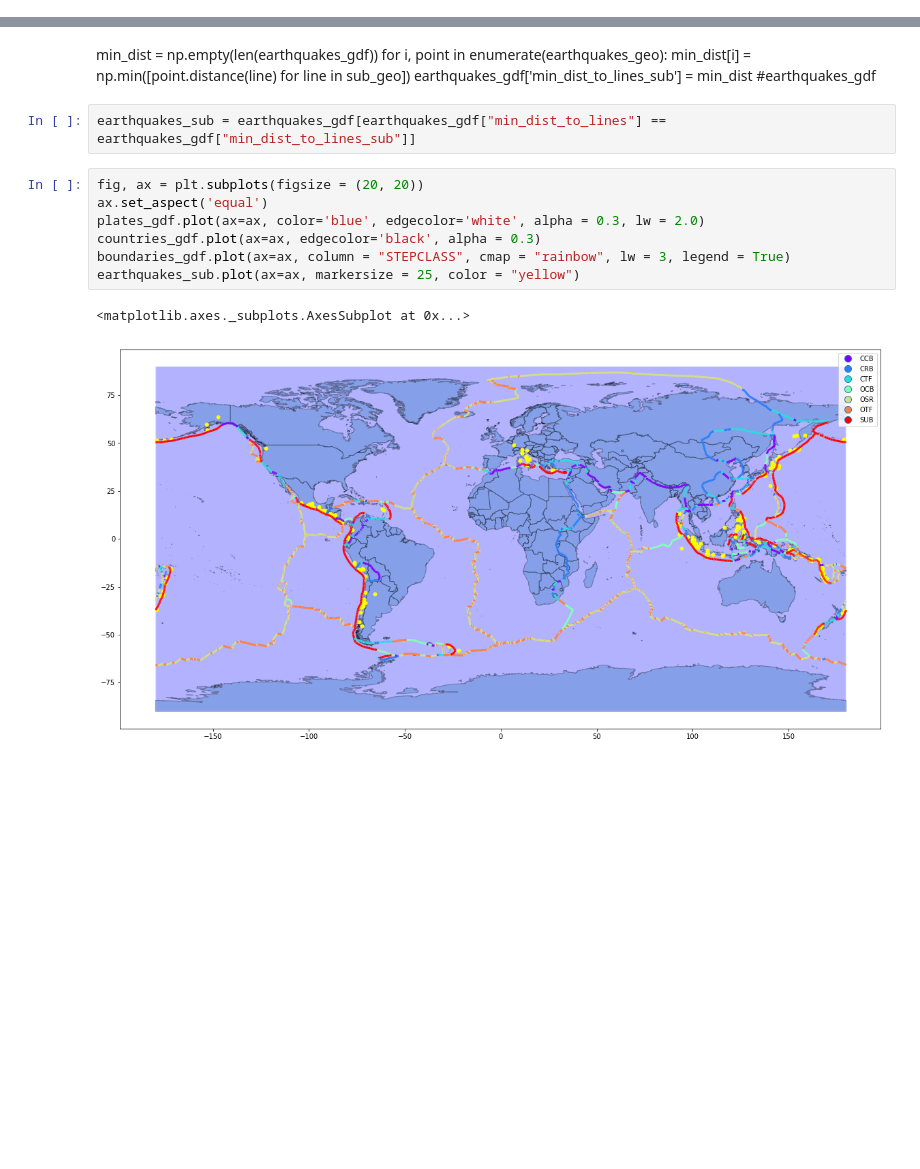
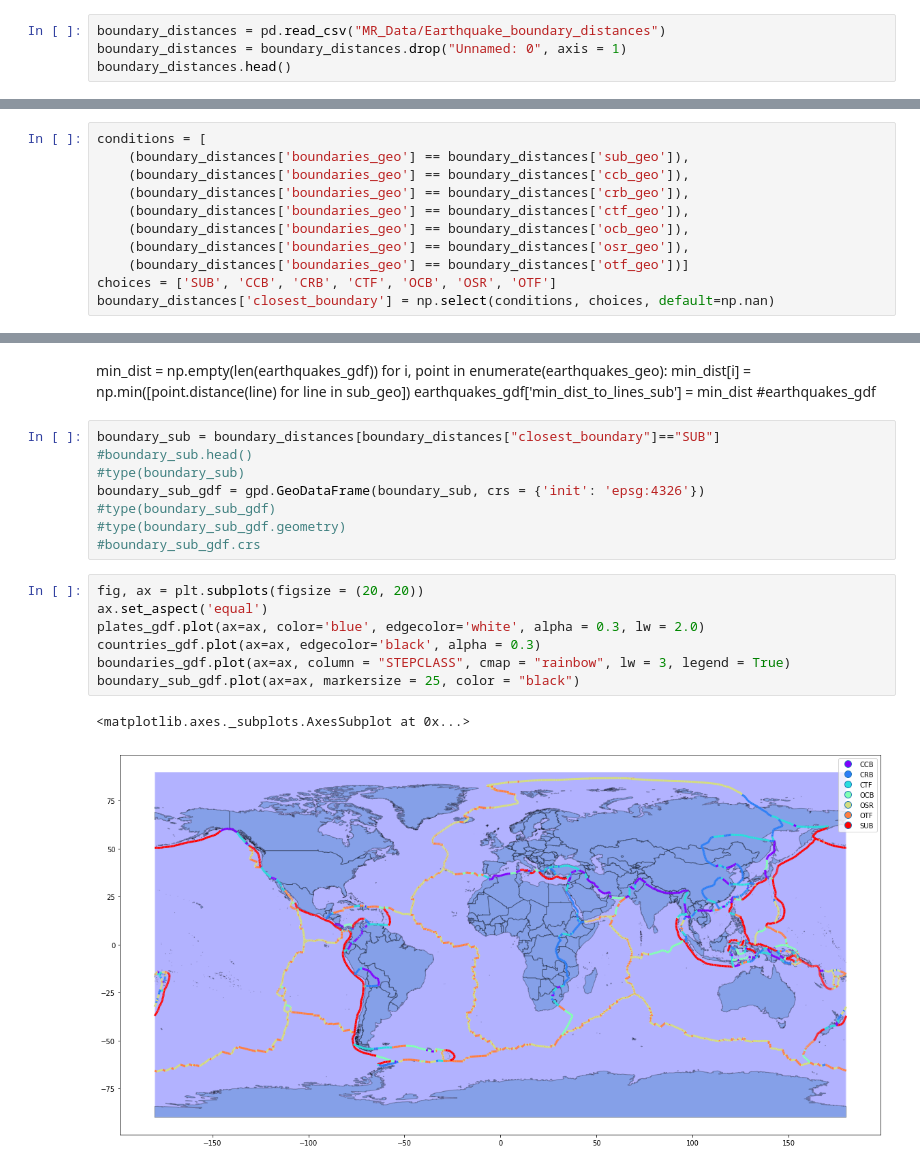
Before and after one commit to smitamisra/StrikingRobo_Earthquakes, a Jupyter notebook: MR_DQ3_2.ipynb, the cells around one changed output, grey strips where cells are left out. Drawn from its saved outputs; the diff is of its cells as text; blank space fills up the shorter version.

Commit message:
Calculate distance to closest boundary type and what type is. Various visualizations to investigate trends with earthquakes.

```diff
--- a/MR_DQ3_2.ipynb
+++ b/MR_DQ3_2.ipynb
@@ -502,0 +410,4 @@ total_min_distances
+# %%
+boundary_distances = pd.read_csv("MR_Data/Earthquake_boundary_distances")
+boundary_distances = boundary_distances.drop("Unnamed: 0", axis = 1)
+boundary_distances.head()
@@ -502,0 +421,11 @@ total_min_distances
+# %%
+conditions = [
+    (boundary_distances['boundaries_geo'] == boundary_distances['sub_geo']),
+    (boundary_distances['boundaries_geo'] == boundary_distances['ccb_geo']),
+    (boundary_distances['boundaries_geo'] == boundary_distances['crb_geo']),
+    (boundary_distances['boundaries_geo'] == boundary_distances['ctf_geo']),
+    (boundary_distances['boundaries_geo'] == boundary_distances['ocb_geo']),
+    (boundary_distances['boundaries_geo'] == boundary_distances['osr_geo']),
+    (boundary_distances['boundaries_geo'] == boundary_distances['otf_geo'])]
+choices = ['SUB', 'CCB', 'CRB', 'CTF', 'OCB', 'OSR', 'OTF']
+boundary_distances['closest_boundary'] = np.select(conditions, choices, default=np.nan)
@@ -506,16 +504,22 @@ for i, point in enumerate(earthquakes_geo):
     min_dist[i] = np.min([point.distance(line) for line in sub_geo])
 earthquakes_gdf['min_dist_to_lines_sub'] = min_dist
 #earthquakes_gdf
-# %%
-earthquakes_sub = earthquakes_gdf[earthquakes_gdf["min_dist_to_lines"] == earthquakes_gdf["min_dist_to_lines_sub"]]
+# %%
+boundary_sub = boundary_distances[boundary_distances["closest_boundary"]=="SUB"]
+#boundary_sub.head()
+#type(boundary_sub)
+boundary_sub_gdf = gpd.GeoDataFrame(boundary_sub, crs = {'init': 'epsg:4326'})
+#type(boundary_sub_gdf)
+#type(boundary_sub_gdf.geometry)
+#boundary_sub_gdf.crs
 # %%
 fig, ax = plt.subplots(figsize = (20, 20))
 ax.set_aspect('equal')
 plates_gdf.plot(ax=ax, color='blue', edgecolor='white', alpha = 0.3, lw = 2.0)
 countries_gdf.plot(ax=ax, edgecolor='black', alpha = 0.3)
 boundaries_gdf.plot(ax=ax, column = "STEPCLASS", cmap = "rainbow", lw = 3, legend = True)
-earthquakes_sub.plot(ax=ax, markersize = 25, color = "yellow")
+boundary_sub_gdf.plot(ax=ax, markersize = 25, color = "black")
 # %% [output]
 <matplotlib.axes._subplots.AxesSubplot at 0x...>
-[figure, old version]
+[figure, new version]
 # %%
```
Also changed, not shown: parts of 53 cells of this notebook, 1 other file.
